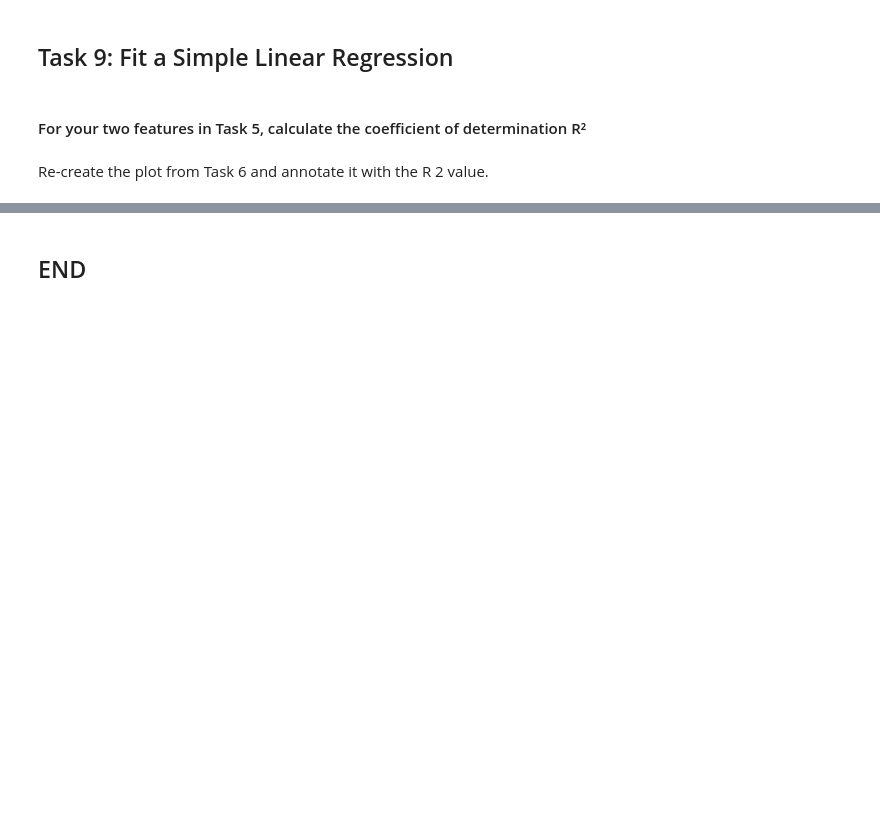
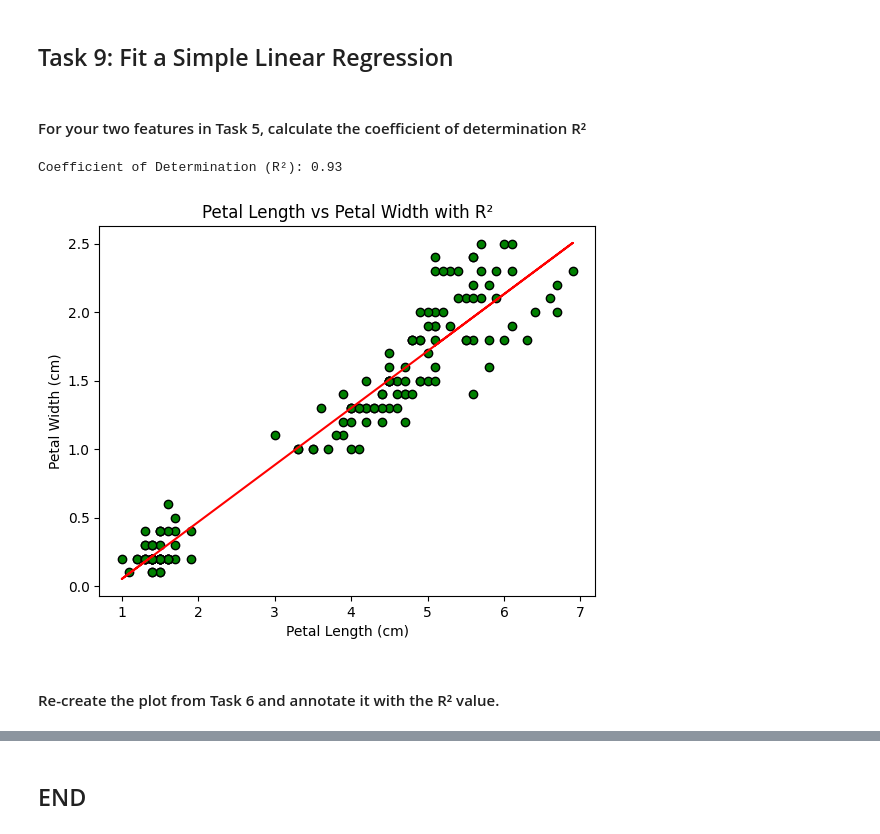
Before and after one commit to Svitlana937/Svit_Koz_DA, a Jupyter notebook: tasks.ipynb, the cells around one changed output, grey strips where cells are left out. Saved outputs shown, nothing was run; the diff lists cells and outputs as text; code cells hidden in the pictures; blank space fills up the shorter version.

Commit message:
task addition

```diff
--- a/tasks.ipynb
+++ b/tasks.ipynb
@@ -365,10 +365,37 @@ This code uses `matplotlib's imshow` to create the heatmap and manually adds axi
 ##  Task 9: Fit a Simple Linear Regression
 # %% [markdown]
 #### For your two features in Task 5, calculate the coefficient of determination R²
+# %%
+from sklearn.metrics import r2_score
+
+# Load the Iris dataset
+iris = load_iris()
+
+# Extract the two features: petal length and petal width
+petal_length = iris.data[:, 2]  # Petal length (cm)
+petal_width = iris.data[:, 3]   # Petal width (cm)
+
+# Fit a linear regression line (y = mx + c)
+m, c = np.polyfit(petal_length, petal_width, 1)
+
+# Predict petal width using the regression line
+predicted_petal_width = m * petal_length + c
+
+# Calculate the coefficient of determination (R²)
+r2 = r2_score(petal_width, predicted_petal_width)
+
+# Print the R² value
+print(f"Coefficient of Determination (R²): {r2:.2f}")
+
+# Plot the scatter plot with the regression line
+plt.scatter(petal_length, petal_width, color='green', edgecolor='black', label='Data')
+plt.plot(petal_length, predicted_petal_width, color='red', label=f'Regression Line (R²={r2:.2f})')
+plt.title('Petal Length vs Petal Width with R²')
+plt.xlabel('Petal Length (cm)')
+plt.ylabel('Petal Width (cm)')
+plt.show()
+# %% [output]
+Coefficient of Determination (R²): 0.93
+[figure, added]
 # %% [markdown]
-
-
-Re-create the plot from Task 6 and annotate it with the
-R
-2
- value.
+#### Re-create the plot from Task 6 and annotate it with the R² value.
```
Also changed, not shown: parts of 5 cells of this notebook.
